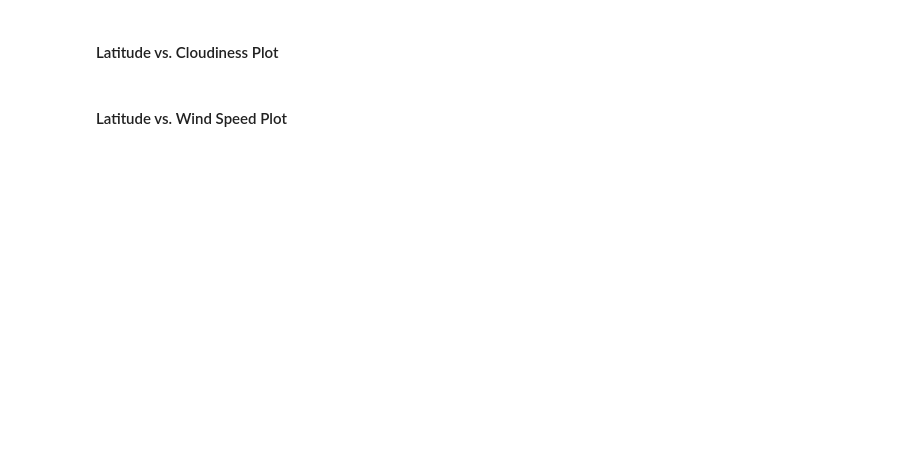
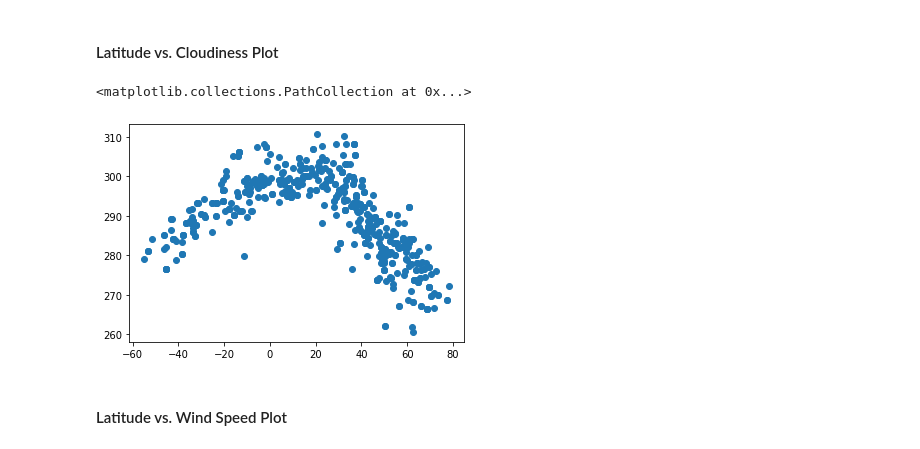
Before and after one commit to mokerlund/Python-API-Challenge, a Jupyter notebook: starter_code/WeatherPy.ipynb, the cells around one changed output. Saved outputs shown, nothing was run; the diff lists cells and outputs as text; code cells hidden in the pictures; blank space fills up the shorter version.

```diff
--- a/starter_code/WeatherPy.ipynb
+++ b/starter_code/WeatherPy.ipynb
@@ -188,4 +227,9 @@ print(json.dumps(request, indent=4))
 # %% [markdown]
 #### Latitude vs. Cloudiness Plot
+# %%
+plt.scatter(cities_df['Lat'], cities_df['Max Temp'])
+# %% [output]
+<matplotlib.collections.PathCollection at 0x...>
+[figure, added]
 # %% [markdown]
 #### Latitude vs. Wind Speed Plot
```
Also changed, not shown: parts of 9 cells of this notebook, 1 other file.
